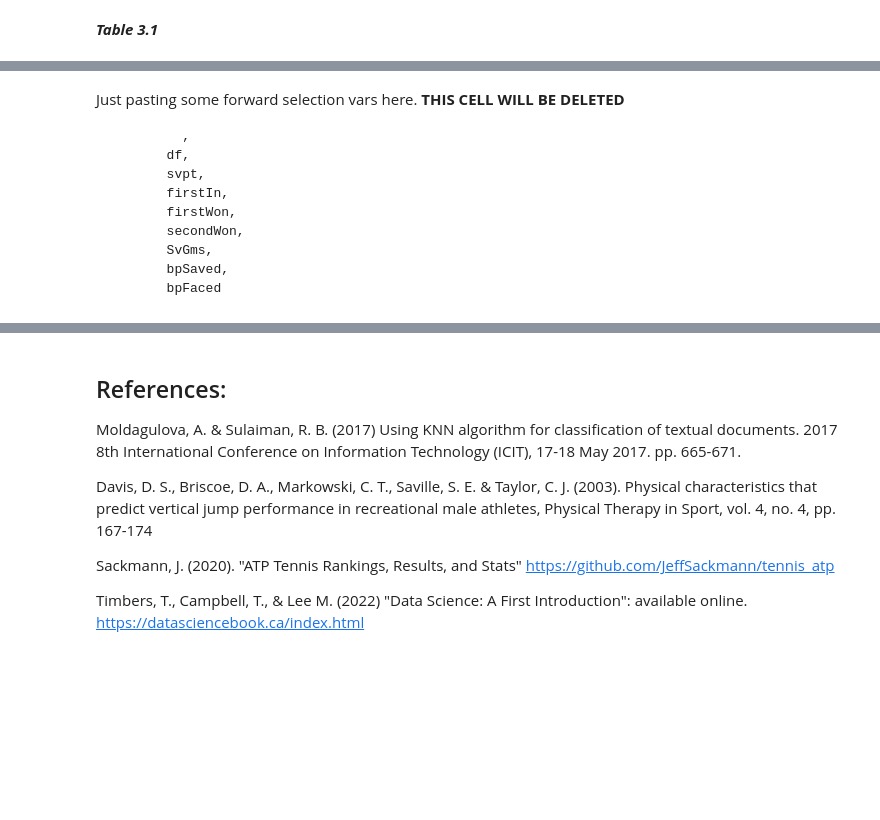
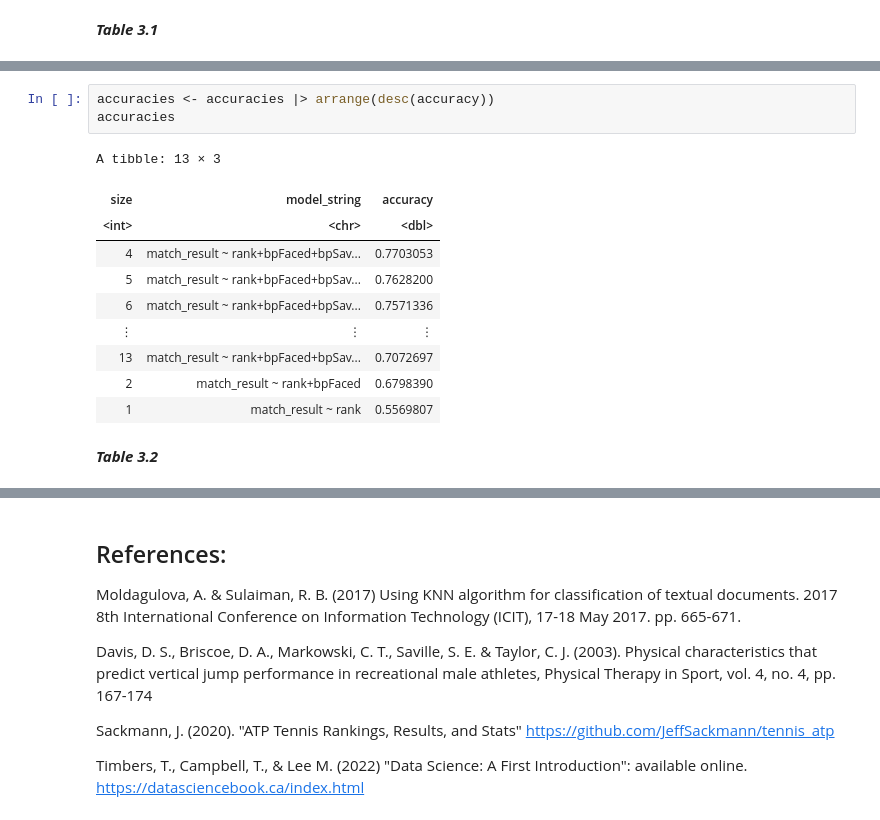
Before and after one commit to bearmohawk/DSCI-100-2022_autumn-Group-37, a Jupyter notebook: Project report Group 37-Copy1.ipynb, the cells around one changed output, grey strips where cells are left out. Drawn from its saved outputs; the diff is of its cells as text; blank space fills up the shorter version.

Commit message:
Fixed forward selection

```diff
--- a/Project report Group 37-Copy1.ipynb
+++ b/Project report Group 37-Copy1.ipynb
@@ -566,13 +564,17 @@ A tibble: 6 × 3
-# %% [markdown]
-Just pasting some forward selection vars here. **THIS CELL WILL BE DELETED**
-
-             ,
-           df,
-           svpt,
-           firstIn,
-           firstWon,
-           secondWon,
-           SvGms,
-           bpSaved,
-           bpFaced
+# %%
+accuracies <- accuracies |> arrange(desc(accuracy))
+accuracies
+# %% [output]
+A tibble: 13 × 3
+| size | model_string | accuracy |
+| <int> | <chr> | <dbl> |
+| 4 | match_result ~ rank+bpFaced+bpSav... | 0.7703053 |
+| 5 | match_result ~ rank+bpFaced+bpSav... | 0.7628200 |
+| 6 | match_result ~ rank+bpFaced+bpSav... | 0.7571336 |
+| ⋮ | ⋮ | ⋮ |
+| 13 | match_result ~ rank+bpFaced+bpSav... | 0.7072697 |
+| 2 | match_result ~ rank+bpFaced | 0.6798390 |
+| 1 | match_result ~ rank | 0.5569807 |
+# %% [markdown]
+**_Table 3.2_**
 # %% [markdown]
```
Also changed, not shown: parts of 4 cells of this notebook.
